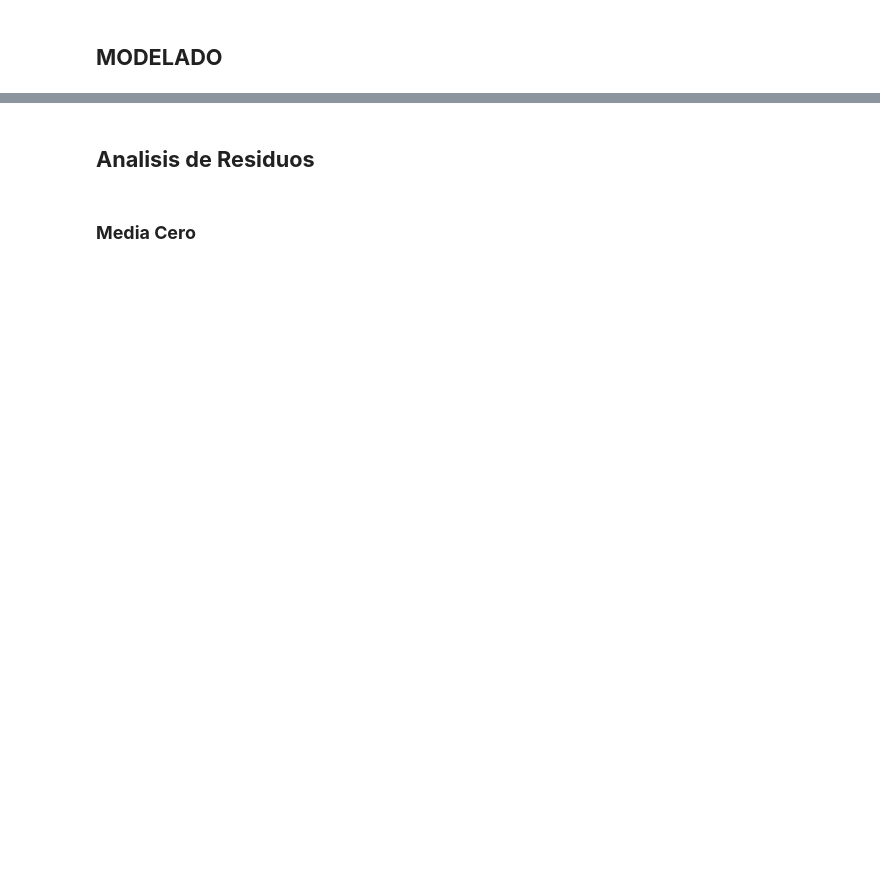
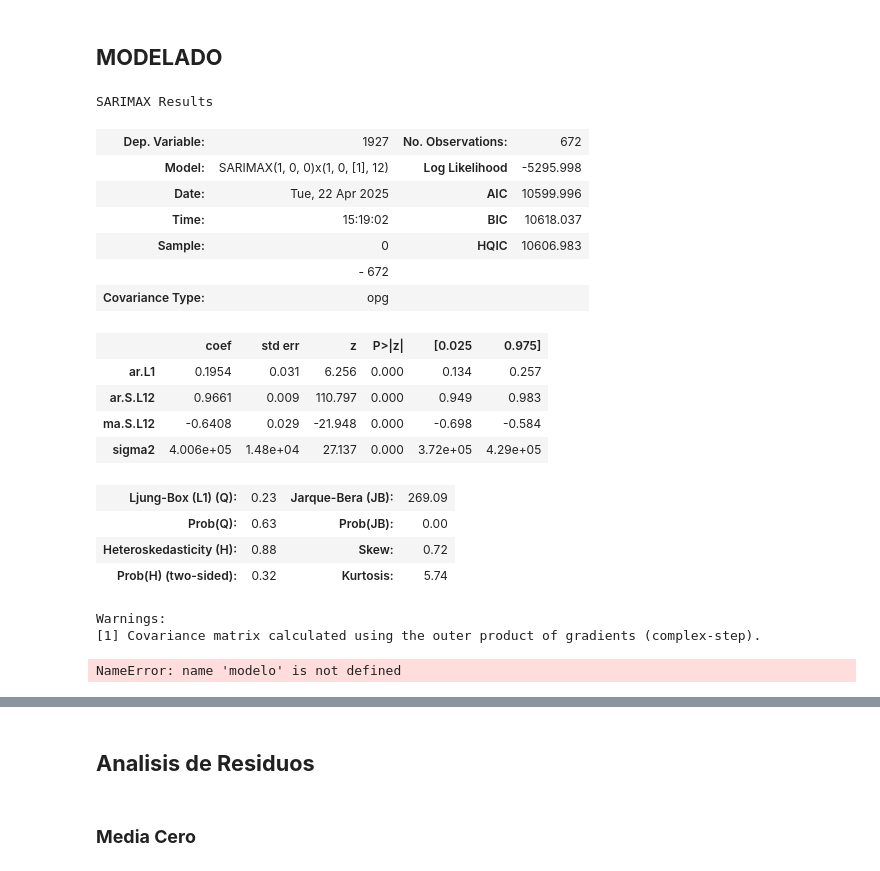
Before and after one commit to heritaco/Time-Series, a Jupyter notebook: 05-SARIMA/Puebla.ipynb, the cells around one changed output, grey strips where cells are left out. Saved outputs shown, nothing was run; the diff lists cells and outputs as text; code cells hidden in the pictures; blank space fills up the shorter version.

```diff
--- a/05-SARIMA/Puebla.ipynb
+++ b/05-SARIMA/Puebla.ipynb
@@ -306,4 +255,4 @@ from statsmodels.tsa.statespace.sarimax import SARIMAX
 # %%
 modelo=SARIMAX(pre,
                order=(1,0,0),
-               seasonal_order=(1,0,1,12))
+               seasonal_order=(1,0,1,12)).fit()
@@ -311,0 +259,27 @@ resultado=modelo.fit()
+# %%
+modelo.summary()
+# %% [output]
+SARIMAX Results
+| Dep. Variable: | 1927 | No. Observations: | 672 |
+| Model: | SARIMAX(1, 0, 0)x(1, 0, [1], 12) | Log Likelihood | -5295.998 |
+| Date: | Tue, 22 Apr 2025 | AIC | 10599.996 |
+| Time: | 15:19:02 | BIC | 10618.037 |
+| Sample: | 0 | HQIC | 10606.983 |
+|  | - 672 |  |  |
+| Covariance Type: | opg |  |  |
+|  | coef | std err | z | P>|z| | [0.025 | 0.975] |
+| ar.L1 | 0.1954 | 0.031 | 6.256 | 0.000 | 0.134 | 0.257 |
+| ar.S.L12 | 0.9661 | 0.009 | 110.797 | 0.000 | 0.949 | 0.983 |
+| ma.S.L12 | -0.6408 | 0.029 | -21.948 | 0.000 | -0.698 | -0.584 |
+| sigma2 | 4.006e+05 | 1.48e+04 | 27.137 | 0.000 | 3.72e+05 | 4.29e+05 |
+| Ljung-Box (L1) (Q): | 0.23 | Jarque-Bera (JB): | 269.09 |
+| Prob(Q): | 0.63 | Prob(JB): | 0.00 |
+| Heteroskedasticity (H): | 0.88 | Skew: | 0.72 |
+| Prob(H) (two-sided): | 0.32 | Kurtosis: | 5.74 |
+Warnings:
+[1] Covariance matrix calculated using the outer product of gradients (complex-step).
+# %%
+diagnostic = modelo.plot_diagnostics(figsize=(12, 8))
+plt.show()
+# %% [output]
+NameError: name 'modelo' is not defined
```
Also changed, not shown: parts of 59 cells of this notebook.
